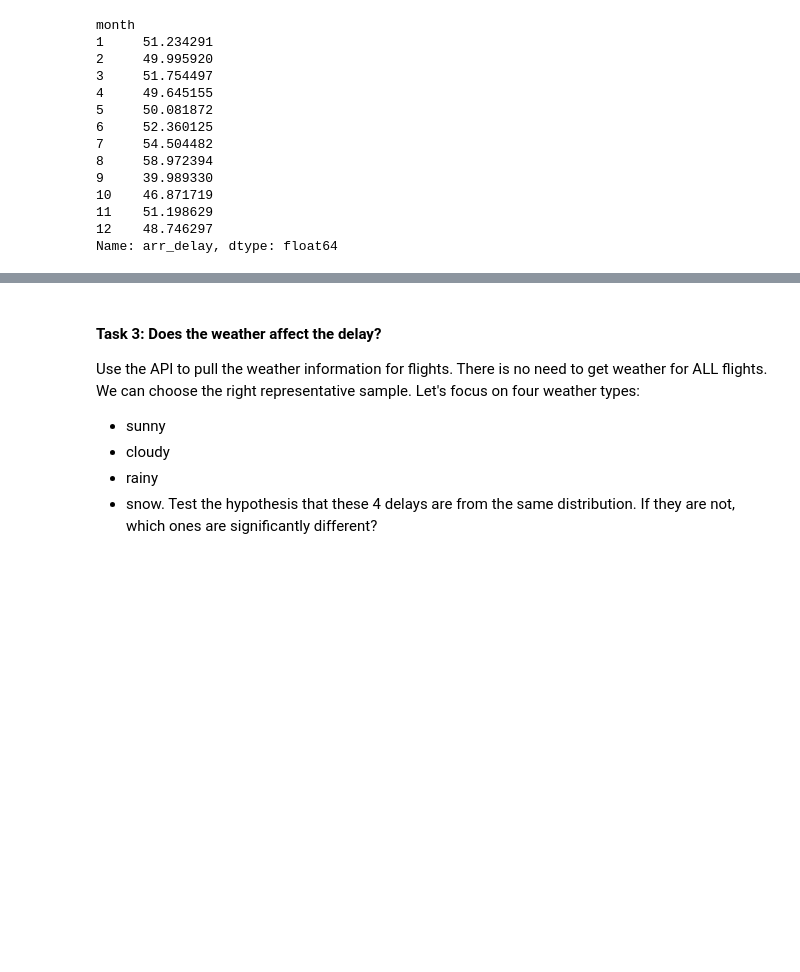
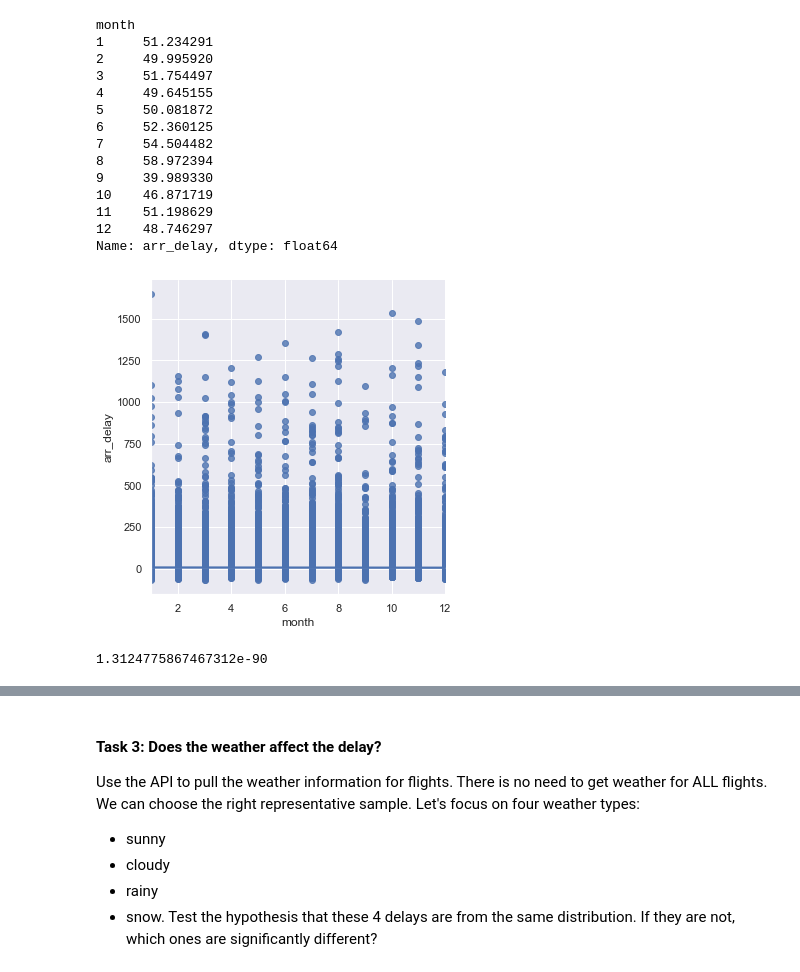
Before and after one commit to Noah2252/Lighthouse-Lab-Midterm-Project, a Jupyter notebook: exploratory_analysis.ipynb, the cells around one changed output, grey strips where cells are left out. Saved outputs shown, nothing was run; the diff lists cells and outputs as text; code cells hidden in the pictures; blank space fills up the shorter version.

```diff
--- a/exploratory_analysis.ipynb
+++ b/exploratory_analysis.ipynb
@@ -122,4 +158,4 @@ stats.shapiro(delay_2).pvalue
 # %% [markdown]
 #### **Task 2**: Is average/median monthly delay different during the year? If yes, which are months with the biggest delays and what could be the reason?
 # %%
-flights_1_copy = flights_1
+flights_1_copy = flights_1.copy()
@@ -188,3 +197,11 @@ month
 11    51.198629
 12    48.746297
 Name: arr_delay, dtype: float64
+# %%
+month_v_delays = flights_1_copy[['month','arr_delay']]
+# %%
+import seaborn as sns; sns.set_theme(color_codes=True)
+
+g = sns.lmplot(x="month", y="arr_delay", data=month_v_delays)
+# %% [output]
+[figure, added]
@@ -190,0 +221,15 @@ Name: arr_delay, dtype: float64
+# %%
+stats.f_oneway(flights_1_copy_month1,
+             flights_1_copy_month2,
+             flights_1_copy_month3,
+             flights_1_copy_month4,
+             flights_1_copy_month5,
+             flights_1_copy_month6,
+             flights_1_copy_month7,
+             flights_1_copy_month8,
+             flights_1_copy_month9,
+             flights_1_copy_month10,
+             flights_1_copy_month11,
+             flights_1_copy_month12).pvalue
+# %% [output]
+1.3124775867467312e-90
```
Also changed, not shown: parts of 116 cells of this notebook.
